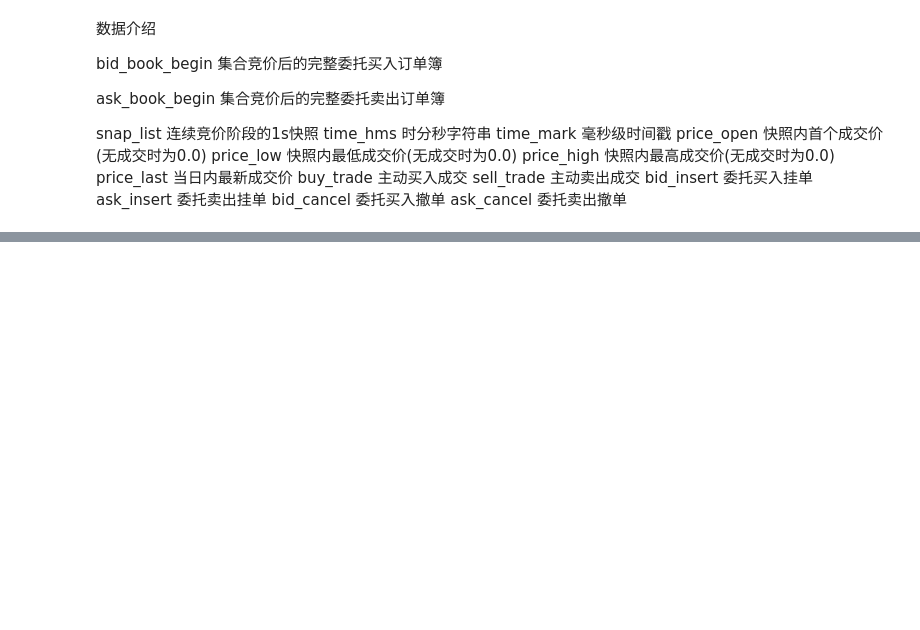
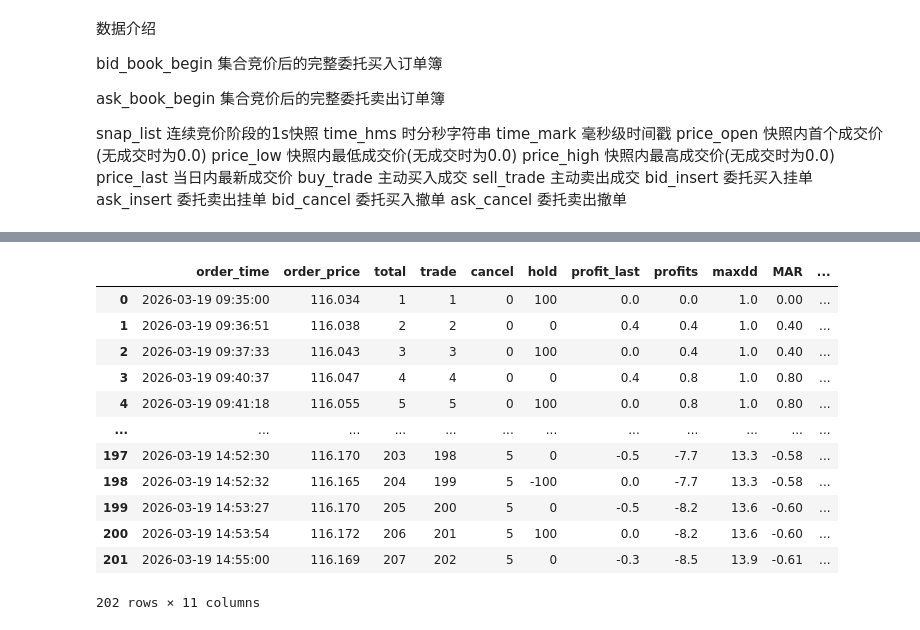
Before and after one commit to artinsophia/Quant-Intern-2026, a Jupyter notebook: simple_MA/test.ipynb, the cells around one changed output, grey strips where cells are left out. Saved outputs shown, nothing was run; the diff lists cells and outputs as text; code cells hidden in the pictures; blank space fills up the shorter version.

Commit message:
change name

```diff
--- a/simple_MA/test.ipynb
+++ b/simple_MA/test.ipynb
@@ -33,16 +36,22 @@ snap_list 连续竞价阶段的1s快照
 param_dict = {
     'short_window' : 40 ,
     'long_window' : 120 ,
-    'threshold' : 0.1
+    'threshold' : 0.001 ,
+    'name' : 'simple_MA'
 }
 # %%
 %%time
 from collections import deque
 import logging
+import os
 
 class StrategyDemo():
     def __init__(self, param_dict={}) -> None:
         # self.model = joblib.load(file)
+        self.name = param_dict.get('name')
+        data_file = f'/home/jovyan/work/backtest_result/511520_20260319_{self.name}.pkl'
+        os.remove(data_file)
+
         self.position_last = 0
 
         self.short_window = param_dict.get('short_window')
@@ -77,10 +86,11 @@ class StrategyDemo():
 
         short_ma = sum(list(self.price_list)[-self.short_window:]) / self.short_window
         long_ma = sum(self.price_list) / self.long_window
+        diff = short_ma - long_ma
 
-        if short_ma - long_ma > self.threshold:
+        if diff > self.threshold:
             current_signal = 1
-        elif short_ma - long_ma < -self.threshold:
+        elif diff < -self.threshold:
             current_signal = -1
         else :
             current_signal = 0
@@ -110,8 +120,6 @@ def backtest_demo(instrument_id, trade_ymd, strategy_name):
         strategy.on_snap(snap)
         position_dict[snap['time_mark']] = strategy.position_last
     profit = base_tool.backtest_quick(instrument_id, trade_ymd, strategy_name, position_dict)
-    print(position_dict)
-
     return profit
-profit = backtest_demo('511520', '20260319', 'simple_MA')
+backtest_demo('511520', '20260319', 'simple_MA')
 # %% [output]
@@ -123,0 +146,13 @@ Wall time: 430 ms
+|  | order_time | order_price | total | trade | cancel | hold | profit_last | profits | maxdd | MAR | ... |
+| 0 | 2026-03-19 09:35:00 | 116.034 | 1 | 1 | 0 | 100 | 0.0 | 0.0 | 1.0 | 0.00 | ... |
+| 1 | 2026-03-19 09:36:51 | 116.038 | 2 | 2 | 0 | 0 | 0.4 | 0.4 | 1.0 | 0.40 | ... |
+| 2 | 2026-03-19 09:37:33 | 116.043 | 3 | 3 | 0 | 100 | 0.0 | 0.4 | 1.0 | 0.40 | ... |
+| 3 | 2026-03-19 09:40:37 | 116.047 | 4 | 4 | 0 | 0 | 0.4 | 0.8 | 1.0 | 0.80 | ... |
+| 4 | 2026-03-19 09:41:18 | 116.055 | 5 | 5 | 0 | 100 | 0.0 | 0.8 | 1.0 | 0.80 | ... |
+| ... | ... | ... | ... | ... | ... | ... | ... | ... | ... | ... | ... |
+| 197 | 2026-03-19 14:52:30 | 116.170 | 203 | 198 | 5 | 0 | -0.5 | -7.7 | 13.3 | -0.58 | ... |
+| 198 | 2026-03-19 14:52:32 | 116.165 | 204 | 199 | 5 | -100 | 0.0 | -7.7 | 13.3 | -0.58 | ... |
+| 199 | 2026-03-19 14:53:27 | 116.170 | 205 | 200 | 5 | 0 | -0.5 | -8.2 | 13.6 | -0.60 | ... |
+| 200 | 2026-03-19 14:53:54 | 116.172 | 206 | 201 | 5 | 100 | 0.0 | -8.2 | 13.6 | -0.60 | ... |
+| 201 | 2026-03-19 14:55:00 | 116.169 | 207 | 202 | 5 | 0 | -0.3 | -8.5 | 13.9 | -0.61 | ... |
+202 rows × 11 columns
```
Also changed, not shown: parts of 5 cells of this notebook, 3 other files.
